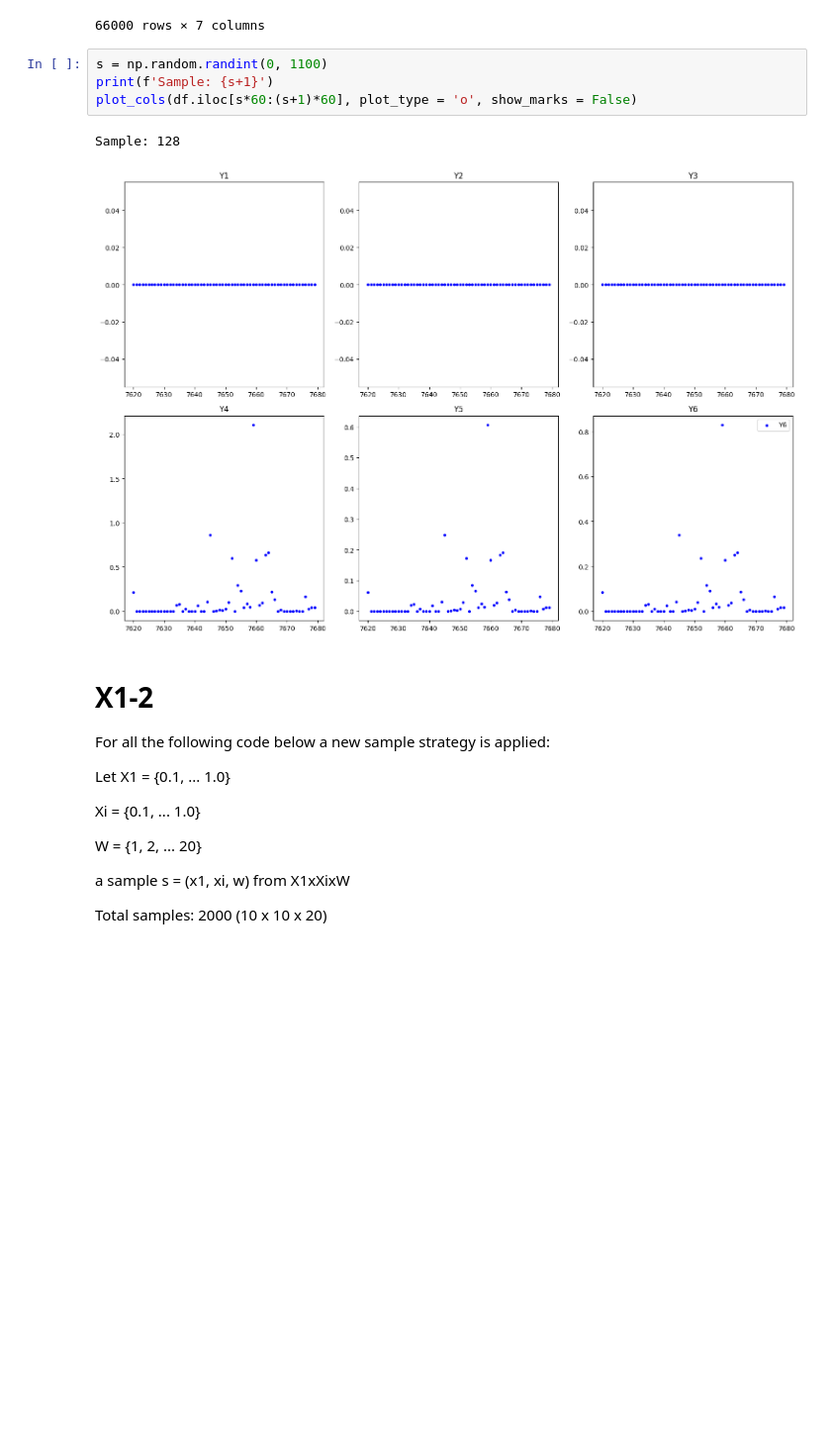
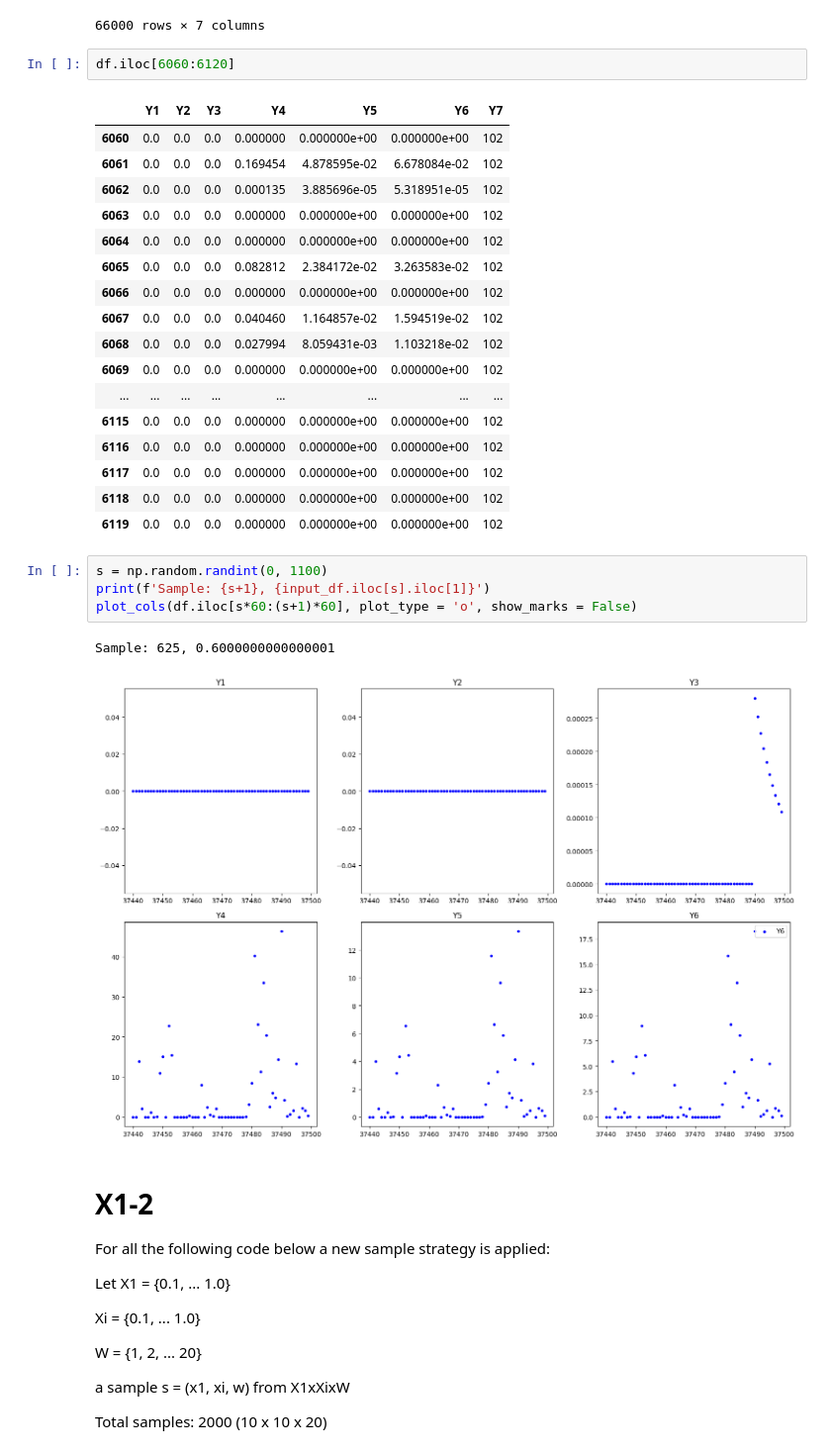
Before and after one commit to GATE-Institute-Future-Cities/NASA-UQ-Challenge-2025, a Jupyter notebook: monotonicity.ipynb, the cells around one changed output. Shown at 99% size. Cells and saved outputs as stored; diff of their text form; blank space fills up the shorter version.

```diff
--- a/monotonicity.ipynb
+++ b/monotonicity.ipynb
@@ -172,13 +171,33 @@ df
 | 65998 | 0.000081 | 0.0 | 0.000235 | 21.210944 | 6.106647 | 8.359109 | 1100 |
 | 65999 | 0.000073 | 0.0 | 0.000211 | 0.000000 | 0.000000 | 0.000000 | 1100 |
 66000 rows × 7 columns
+# %%
+df.iloc[6060:6120]
+# %% [output]
+|  | Y1 | Y2 | Y3 | Y4 | Y5 | Y6 | Y7 |
+| 6060 | 0.0 | 0.0 | 0.0 | 0.000000 | 0.000000e+00 | 0.000000e+00 | 102 |
+| 6061 | 0.0 | 0.0 | 0.0 | 0.169454 | 4.878595e-02 | 6.678084e-02 | 102 |
+| 6062 | 0.0 | 0.0 | 0.0 | 0.000135 | 3.885696e-05 | 5.318951e-05 | 102 |
+| 6063 | 0.0 | 0.0 | 0.0 | 0.000000 | 0.000000e+00 | 0.000000e+00 | 102 |
+| 6064 | 0.0 | 0.0 | 0.0 | 0.000000 | 0.000000e+00 | 0.000000e+00 | 102 |
+| 6065 | 0.0 | 0.0 | 0.0 | 0.082812 | 2.384172e-02 | 3.263583e-02 | 102 |
+| 6066 | 0.0 | 0.0 | 0.0 | 0.000000 | 0.000000e+00 | 0.000000e+00 | 102 |
+| 6067 | 0.0 | 0.0 | 0.0 | 0.040460 | 1.164857e-02 | 1.594519e-02 | 102 |
+| 6068 | 0.0 | 0.0 | 0.0 | 0.027994 | 8.059431e-03 | 1.103218e-02 | 102 |
+| 6069 | 0.0 | 0.0 | 0.0 | 0.000000 | 0.000000e+00 | 0.000000e+00 | 102 |
+| ... | ... | ... | ... | ... | ... | ... | ... |
+| 6115 | 0.0 | 0.0 | 0.0 | 0.000000 | 0.000000e+00 | 0.000000e+00 | 102 |
+| 6116 | 0.0 | 0.0 | 0.0 | 0.000000 | 0.000000e+00 | 0.000000e+00 | 102 |
+| 6117 | 0.0 | 0.0 | 0.0 | 0.000000 | 0.000000e+00 | 0.000000e+00 | 102 |
+| 6118 | 0.0 | 0.0 | 0.0 | 0.000000 | 0.000000e+00 | 0.000000e+00 | 102 |
+| 6119 | 0.0 | 0.0 | 0.0 | 0.000000 | 0.000000e+00 | 0.000000e+00 | 102 |
 # %%
 s = np.random.randint(0, 1100)
-print(f'Sample: {s+1}')
+print(f'Sample: {s+1}, {input_df.iloc[s].iloc[1]}')
 plot_cols(df.iloc[s*60:(s+1)*60], plot_type = 'o', show_marks = False)
 # %% [output]
-Sample: 128
+Sample: 625, 0.6000000000000001
-[figure, old version]
+[figure, new version]
 # %% [markdown]
 # X1-2
 
```
Also changed, not shown: parts of 5 cells of this notebook.
